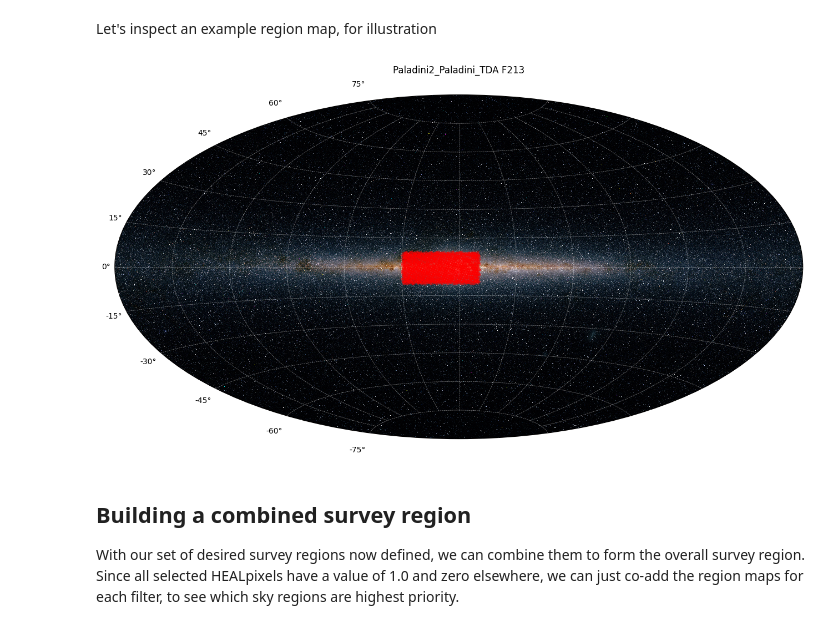
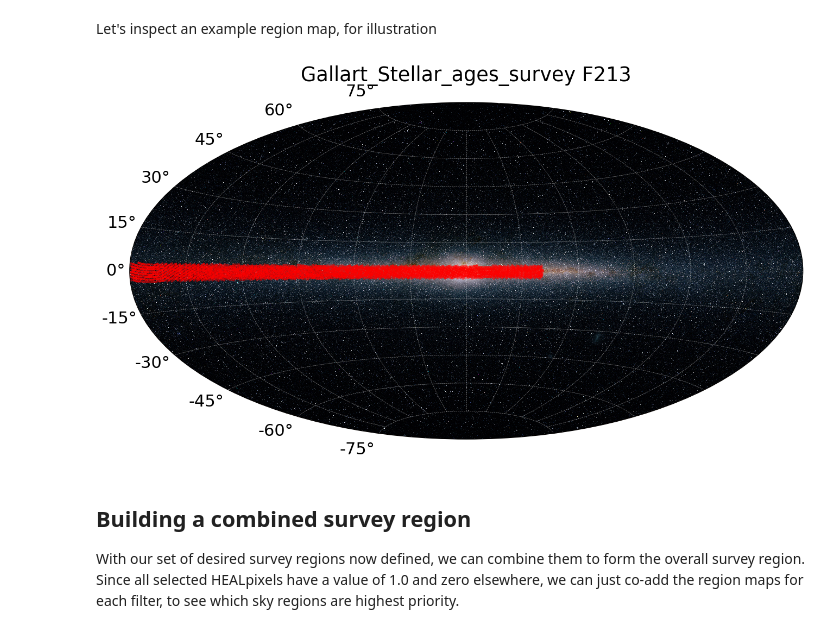
Before and after one commit to rachel3834/rgps, a Jupyter notebook: notebooks/science_case_footprints.ipynb, the cells around one changed output. Drawn from its saved outputs; the diff is of its cells as text; code cells hidden in the pictures.

```diff
--- a/notebooks/science_case_footprints.ipynb
+++ b/notebooks/science_case_footprints.ipynb
@@ -35,6 +35,9 @@ sim_config = config_utils.read_config(path.join(getcwd(), '..', 'config', 'sim_c
 # %%
 config = config_utils.read_config(path.join(root_dir, 'config', 'rgps_science_cases.json'))
 # %%
+author = 'Gallart'
+category = 'wide_area'
+optic = 'F213'
 science_regions = regions.load_regions_from_file(sim_config,
-                                                         path.join(root_dir, 'config', 'rgps_science_regions.json'))
+                                                         path.join(root_dir, 'region_data', 'rgps_science_regions_' + category + '.json'))
 # %%
@@ -44,11 +47,11 @@ science_regions['Paladini2']['F213']
 # %% [markdown]
 Let's inspect an example region map, for illustration
 # %%
-rlist = science_regions['Paladini2']['F213']
+rlist = science_regions[author][optic]
 for r in rlist:
     r.sky_plot()
 # %% [output]
-[figure, old version]
+[figure, new version]
 # %% [markdown]
 ## Building a combined survey region
 
```
Also changed, not shown: parts of 1 cell of this notebook, 48 other files.
